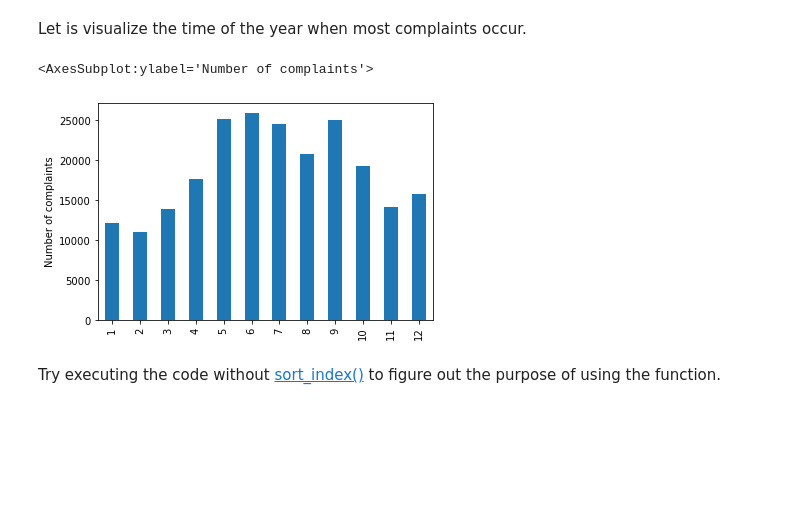
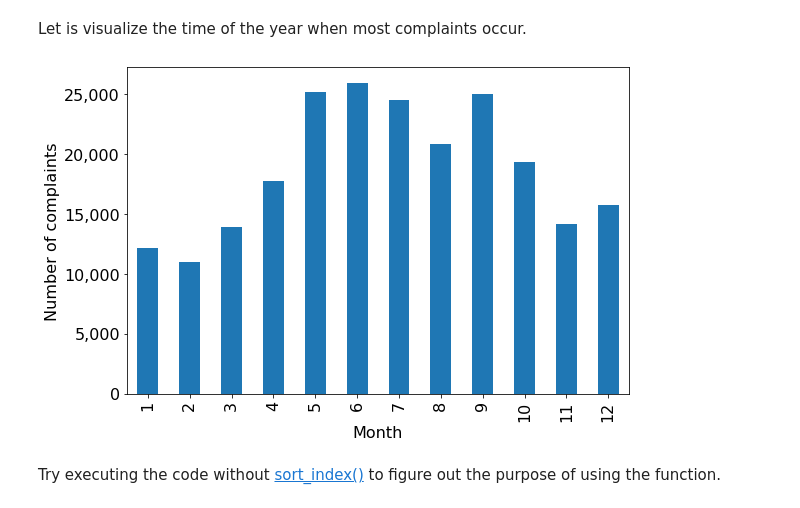
Before and after one commit to NUstat/DataScience_Intro_python, a Jupyter notebook: Data visualization.ipynb, the cells around one changed output. Cells and saved outputs as stored; diff of their text form; code cells hidden in the pictures; blank space fills up the shorter version.

```diff
--- a/Data visualization.ipynb
+++ b/Data visualization.ipynb
@@ -351,10 +361,11 @@ From the above plot, we observe that most of the complaints come from residentia
 Let is visualize the time of the year when most complaints occur.
 # %%
 #Using the pandas function bar() to create bar plot
-nyc_party_complaints['Month_of_the_year'].value_counts().sort_index().plot.bar(ylabel = 'Number of complaints')
+ax = nyc_party_complaints['Month_of_the_year'].value_counts().sort_index().plot.bar(ylabel = 'Number of complaints',
+                                                                              xlabel = "Month")
+ax.yaxis.set_major_formatter('{x:,.0f}')
 # %% [output]
-<AxesSubplot:ylabel='Number of complaints'>
-[figure, old version]
+[figure, new version]
 # %% [markdown]
 Try executing the code without [sort_index()](https://pandas.pydata.org/docs/reference/api/pandas.DataFrame.sort_index.html) to figure out the purpose of using the function.
 # %% [markdown]
```
Also changed, not shown: parts of 24 cells of this notebook.
